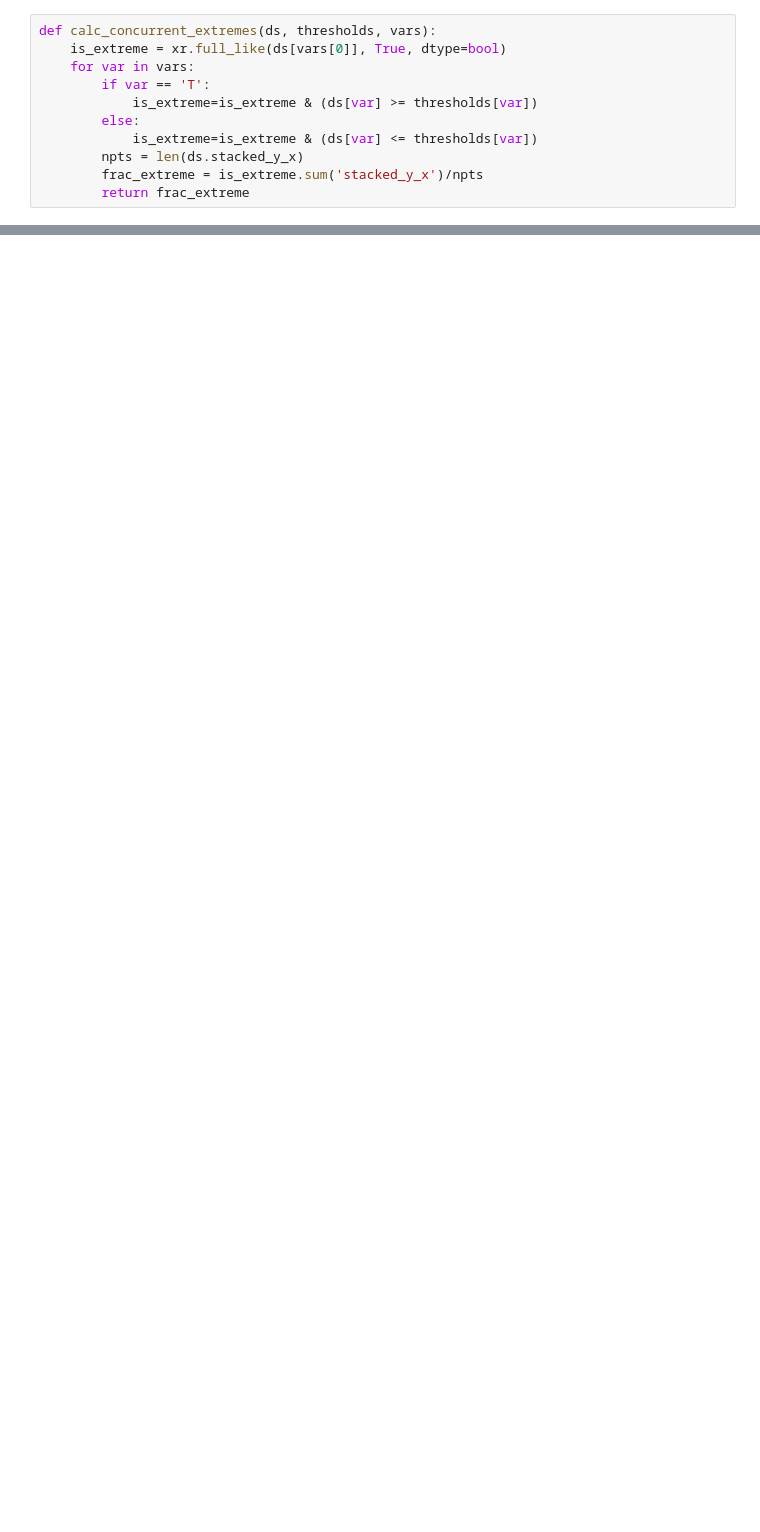
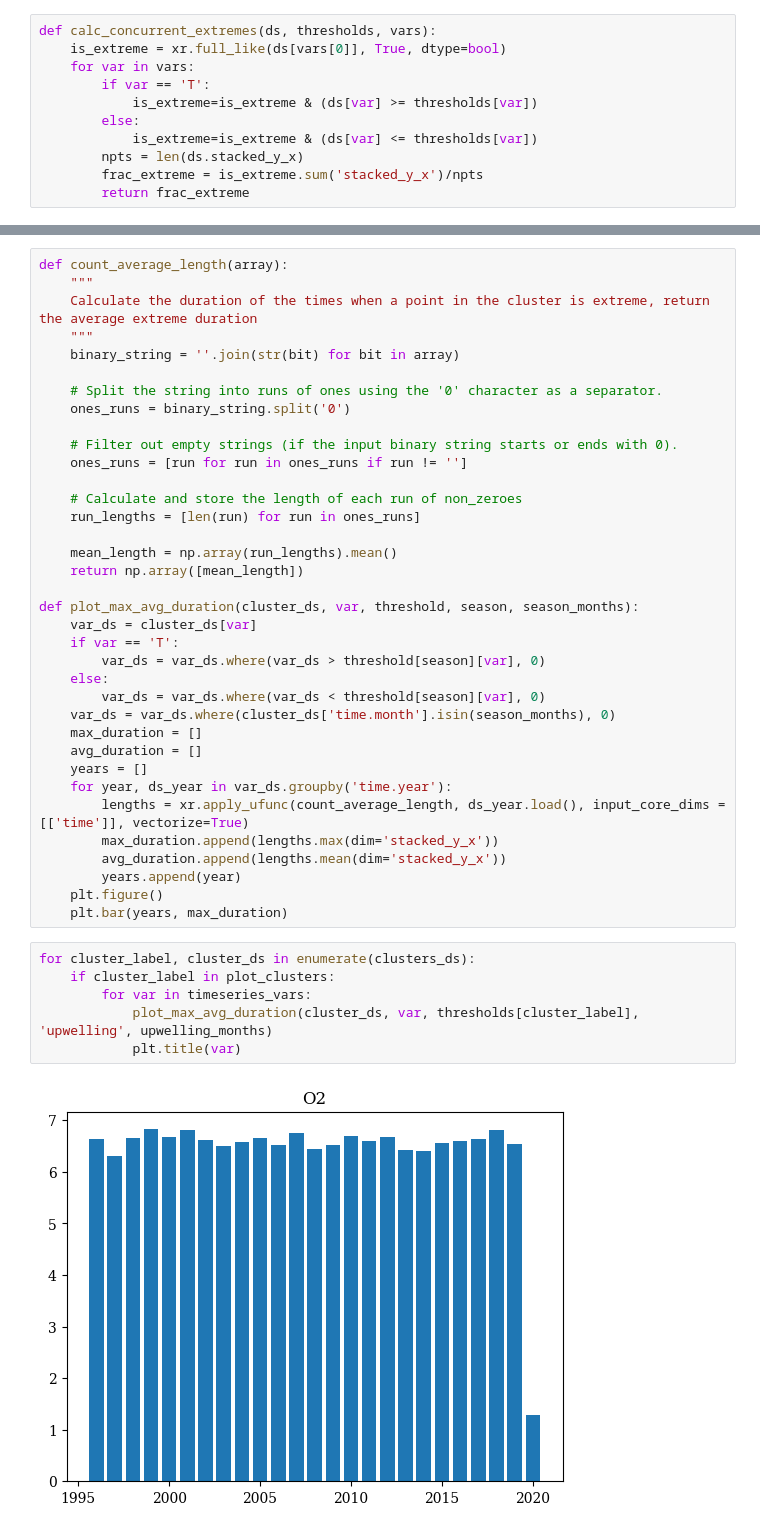
Before and after one commit to ashao/NEP36_cluster_analysis, a Jupyter notebook: compare_cluster_distributions.ipynb, the cells around one changed output, grey strips where cells are left out. Drawn from its saved outputs; the diff is of its cells as text; blank space fills up the shorter version.

```diff
--- a/compare_cluster_distributions.ipynb
+++ b/compare_cluster_distributions.ipynb
@@ -352,0 +329,44 @@ thresholds[1]
+# %%
+def count_average_length(array):
+    """
+    Calculate the duration of the times when a point in the cluster is extreme, return the average extreme duration
+    """
+    binary_string = ''.join(str(bit) for bit in array)
+
+    # Split the string into runs of ones using the '0' character as a separator.
+    ones_runs = binary_string.split('0')
+
+    # Filter out empty strings (if the input binary string starts or ends with 0).
+    ones_runs = [run for run in ones_runs if run != '']
+
+    # Calculate and store the length of each run of non_zeroes
+    run_lengths = [len(run) for run in ones_runs]
+
+    mean_length = np.array(run_lengths).mean()
+    return np.array([mean_length])
+
+def plot_max_avg_duration(cluster_ds, var, threshold, season, season_months):
+    var_ds = cluster_ds[var]
+    if var == 'T':
+        var_ds = var_ds.where(var_ds > threshold[season][var], 0)
+    else:
+        var_ds = var_ds.where(var_ds < threshold[season][var], 0)
+    var_ds = var_ds.where(cluster_ds['time.month'].isin(season_months), 0)
+    max_duration = []
+    avg_duration = []
+    years = []
+    for year, ds_year in var_ds.groupby('time.year'):
+        lengths = xr.apply_ufunc(count_average_length, ds_year.load(), input_core_dims = [['time']], vectorize=True)
+        max_duration.append(lengths.max(dim='stacked_y_x'))
+        avg_duration.append(lengths.mean(dim='stacked_y_x'))
+        years.append(year)
+    plt.figure()
+    plt.bar(years, max_duration)
+# %%
+for cluster_label, cluster_ds in enumerate(clusters_ds):
+    if cluster_label in plot_clusters:
+        for var in timeseries_vars:
+            plot_max_avg_duration(cluster_ds, var, thresholds[cluster_label], 'upwelling', upwelling_months)
+            plt.title(var)
+# %% [output]
+[figure, added]
```
Also changed, not shown: parts of 13 cells of this notebook, 4 other files.
